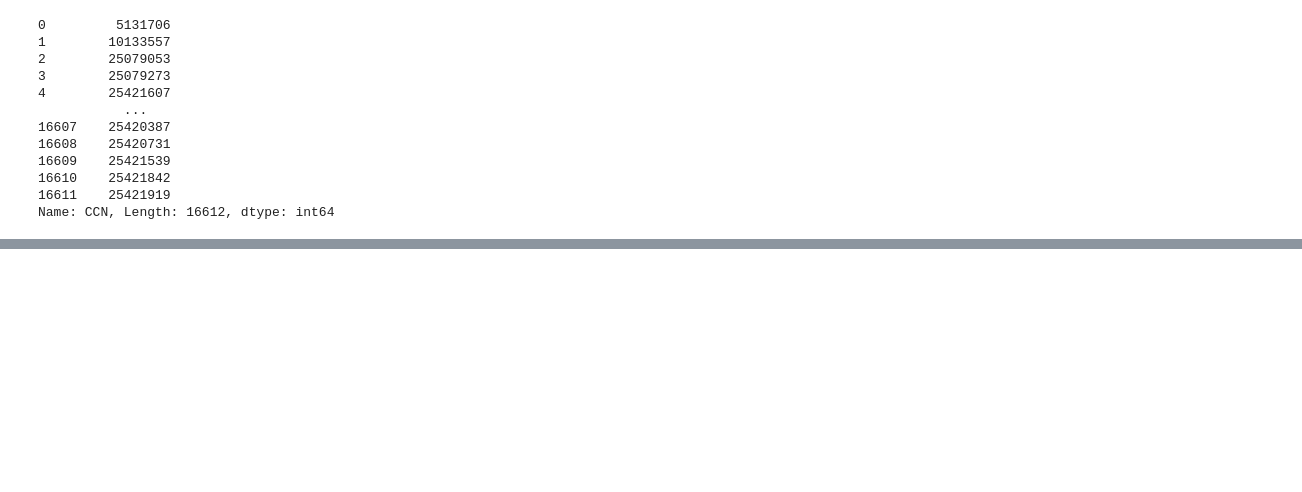
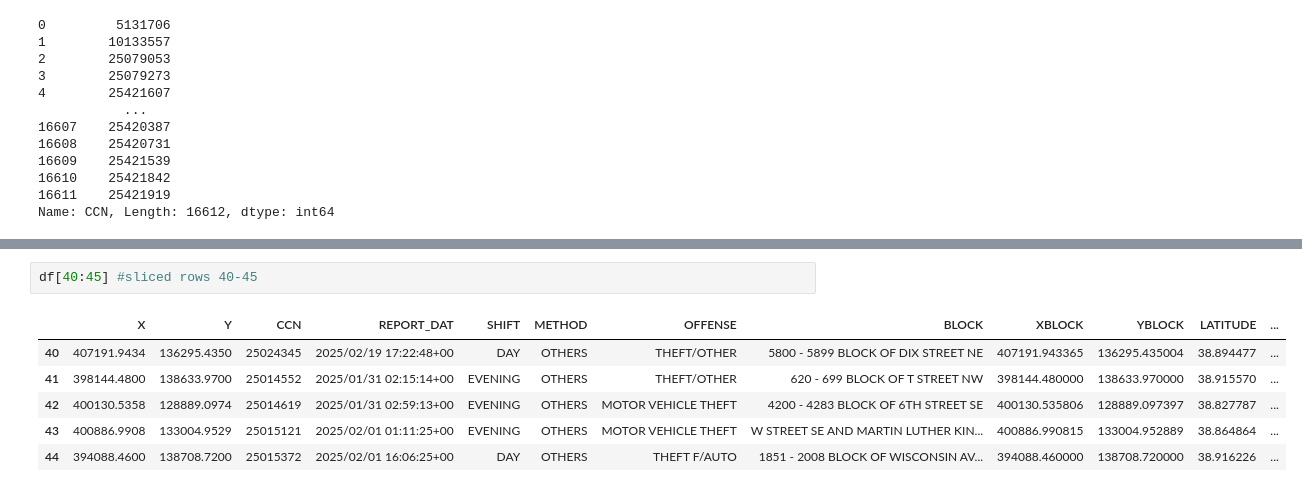
Before and after one commit to clark4jw/IA-340-Fall2025, a Jupyter notebook: lab2.ipynb, the cells around one changed output, grey strips where cells are left out. Saved outputs shown, nothing was run; the diff lists cells and outputs as text; blank space fills up the shorter version.

```diff
--- a/lab2.ipynb
+++ b/lab2.ipynb
@@ -119,0 +139,9 @@ Name: CCN, Length: 16612, dtype: int64
+# %%
+df[40:45] #sliced rows 40-45
+# %% [output]
+|  | X | Y | CCN | REPORT_DAT | SHIFT | METHOD | OFFENSE | BLOCK | XBLOCK | YBLOCK | LATITUDE | ... |
+| 40 | 407191.9434 | 136295.4350 | 25024345 | 2025/02/19 17:22:48+00 | DAY | OTHERS | THEFT/OTHER | 5800 - 5899 BLOCK OF DIX STREET NE | 407191.943365 | 136295.435004 | 38.894477 | ... |
+| 41 | 398144.4800 | 138633.9700 | 25014552 | 2025/01/31 02:15:14+00 | EVENING | OTHERS | THEFT/OTHER | 620 - 699 BLOCK OF T STREET NW | 398144.480000 | 138633.970000 | 38.915570 | ... |
+| 42 | 400130.5358 | 128889.0974 | 25014619 | 2025/01/31 02:59:13+00 | EVENING | OTHERS | MOTOR VEHICLE THEFT | 4200 - 4283 BLOCK OF 6TH STREET SE | 400130.535806 | 128889.097397 | 38.827787 | ... |
+| 43 | 400886.9908 | 133004.9529 | 25015121 | 2025/02/01 01:11:25+00 | EVENING | OTHERS | MOTOR VEHICLE THEFT | W STREET SE AND MARTIN LUTHER KIN... | 400886.990815 | 133004.952889 | 38.864864 | ... |
+| 44 | 394088.4600 | 138708.7200 | 25015372 | 2025/02/01 16:06:25+00 | DAY | OTHERS | THEFT F/AUTO | 1851 - 2008 BLOCK OF WISCONSIN AV... | 394088.460000 | 138708.720000 | 38.916226 | ... |
```
Also changed, not shown: parts of 4 cells of this notebook.
